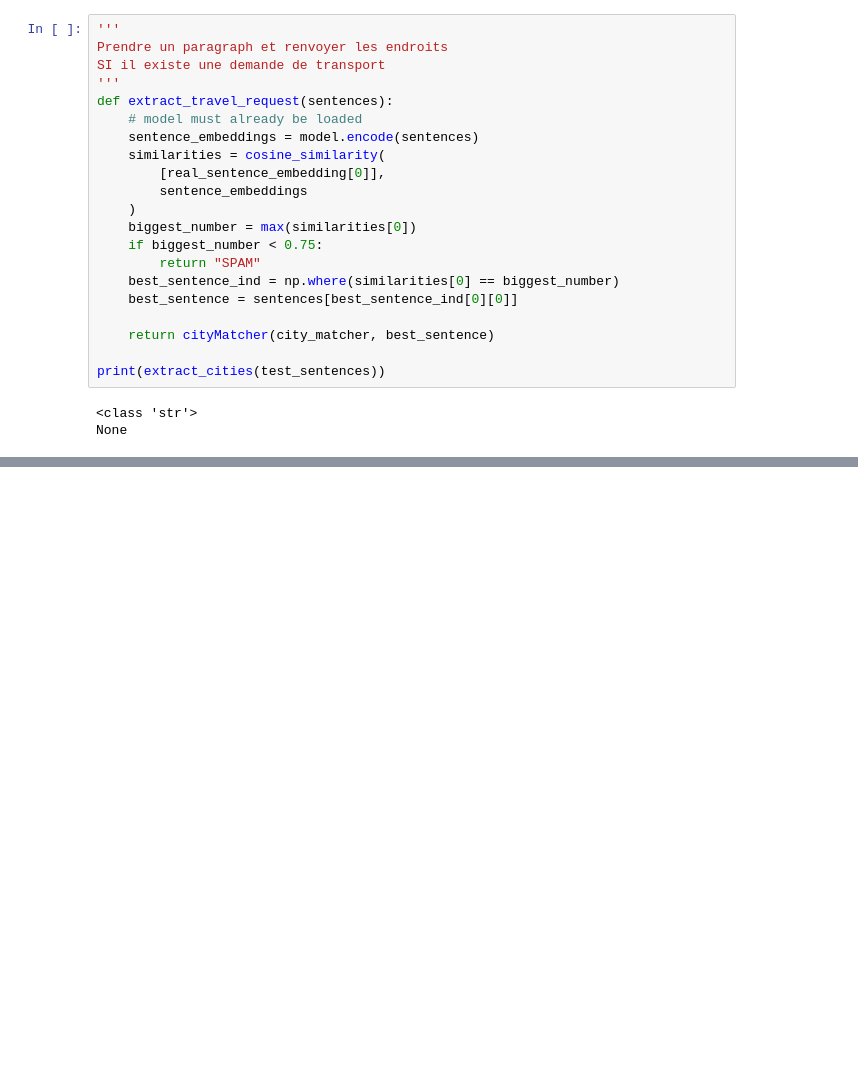
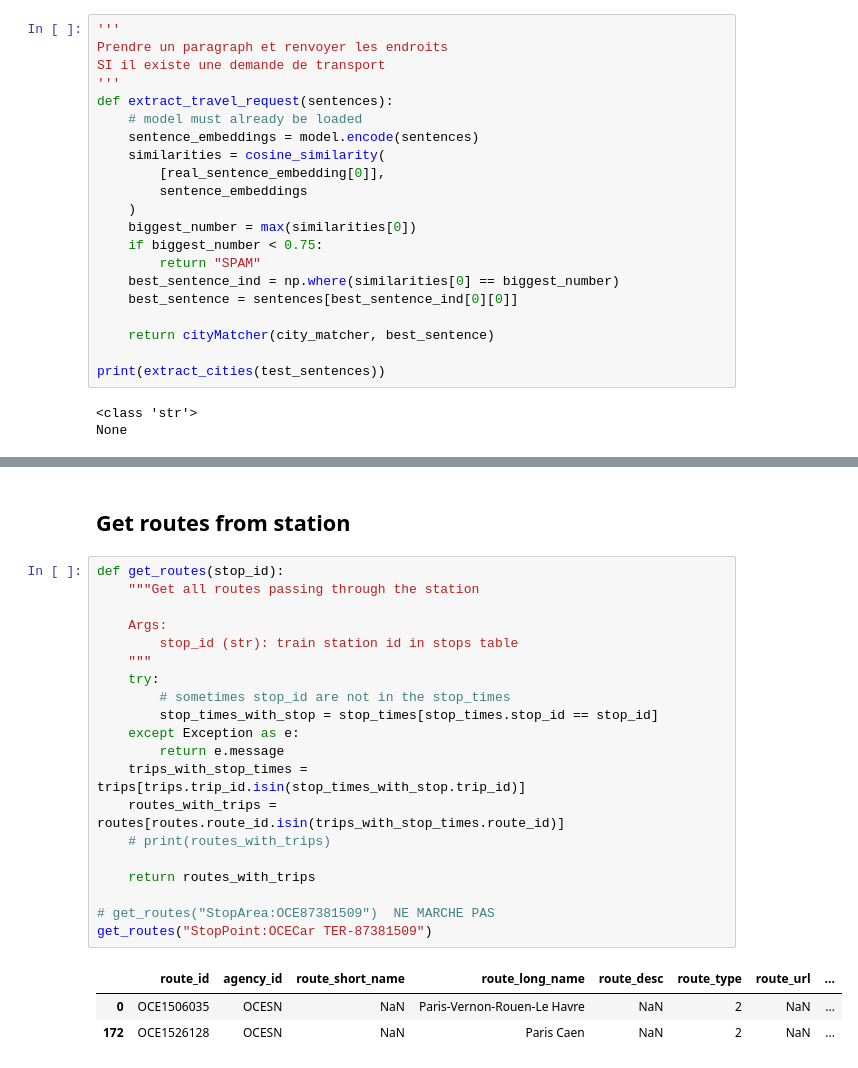
Before and after one commit to iry47/pathfinder, a Jupyter notebook: docs/jupyter/ryan_sandbox.ipynb, the cells around one changed output, grey strips where cells are left out. Saved outputs shown, nothing was run; the diff lists cells and outputs as text; blank space fills up the shorter version.

```diff
--- a/docs/jupyter/ryan_sandbox.ipynb
+++ b/docs/jupyter/ryan_sandbox.ipynb
@@ -258,0 +483,26 @@ None
+# %% [markdown]
+## Get routes from station
+# %%
+def get_routes(stop_id):
+    """Get all routes passing through the station
+
+    Args:
+        stop_id (str): train station id in stops table
+    """
+    try:
+        # sometimes stop_id are not in the stop_times
+        stop_times_with_stop = stop_times[stop_times.stop_id == stop_id]
+    except Exception as e:
+        return e.message
+    trips_with_stop_times = trips[trips.trip_id.isin(stop_times_with_stop.trip_id)]
+    routes_with_trips = routes[routes.route_id.isin(trips_with_stop_times.route_id)]
+    # print(routes_with_trips)
+
+    return routes_with_trips
+
+# get_routes("StopArea:OCE87381509")  NE MARCHE PAS
+get_routes("StopPoint:OCECar TER-87381509")
+# %% [output]
+|  | route_id | agency_id | route_short_name | route_long_name | route_desc | route_type | route_url | ... |
+| 0 | OCE1506035 | OCESN | NaN | Paris-Vernon-Rouen-Le Havre | NaN | 2 | NaN | ... |
+| 172 | OCE1526128 | OCESN | NaN | Paris Caen | NaN | 2 | NaN | ... |
```
Also changed, not shown: parts of 39 cells of this notebook, 35 other files.
